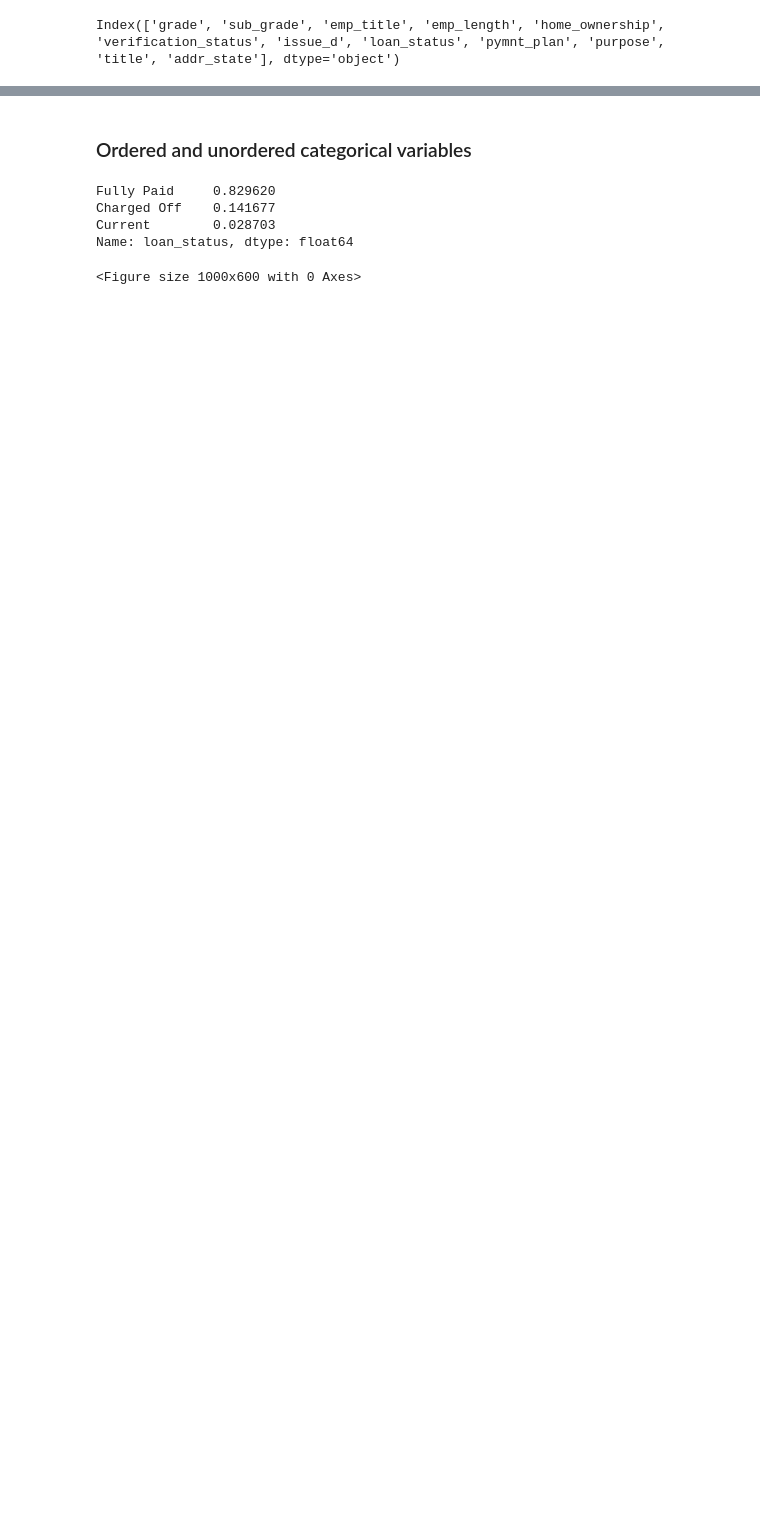
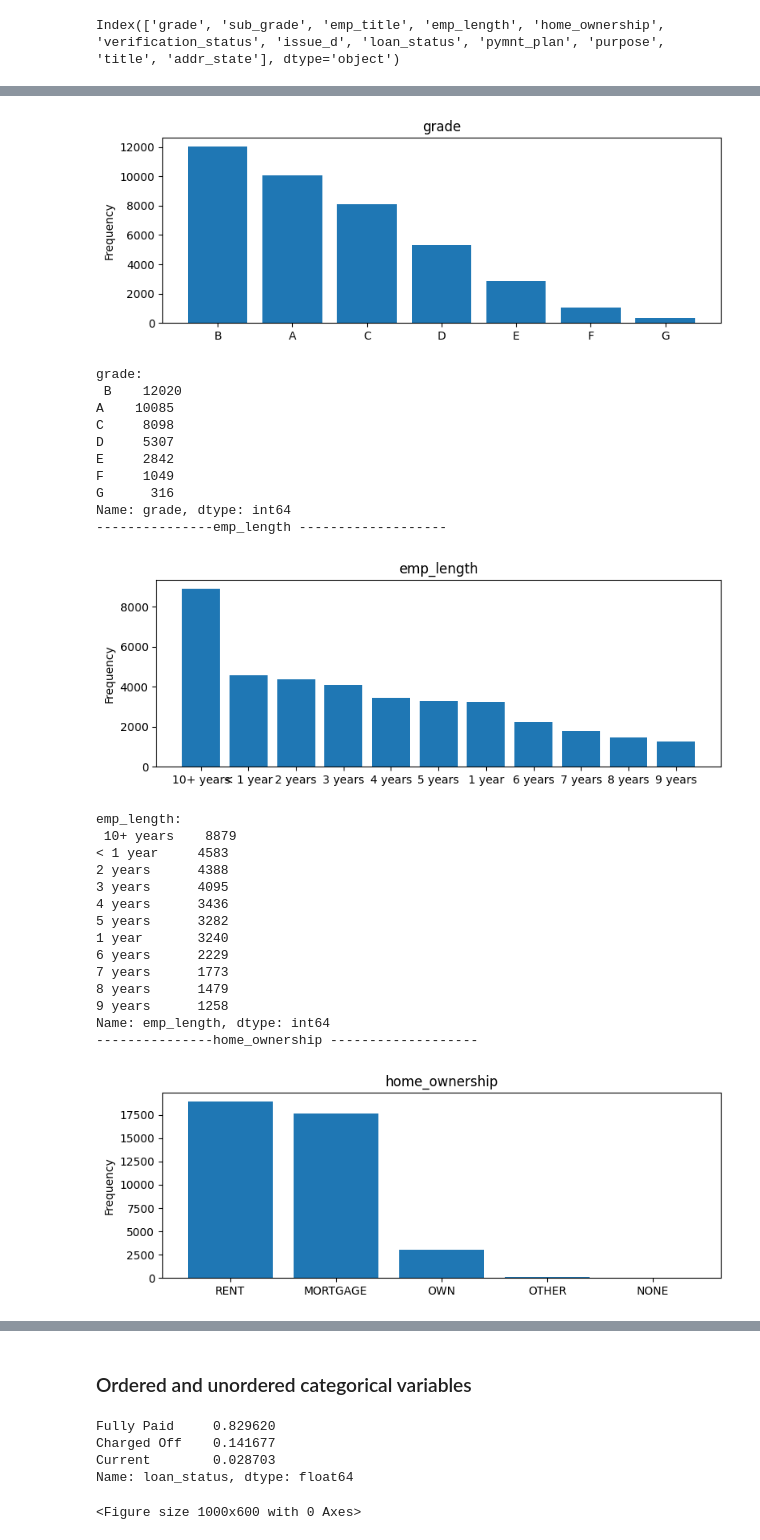
Before and after one commit to sagar220887/LendingClubCaseStudy, a Jupyter notebook: LendingCaseStudyNotebook.ipynb, the cells around one changed output, grey strips where cells are left out. Saved outputs shown, nothing was run; the diff lists cells and outputs as text; code cells hidden in the pictures; blank space fills up the shorter version.

```diff
--- a/LendingCaseStudyNotebook.ipynb
+++ b/LendingCaseStudyNotebook.ipynb
@@ -735,22 +730,21 @@ Final shape of data set - (39717, 27)
 # <font color=blue> Univariate Analysis </font>
 # %%
 ## For numerical column analysis
-def plot_hist(variable):
+def plot_hist(column_name):
+    print(f"--- column :: {column_name}")
     plt.figure(figsize = (9,3))
-    plt.hist(loan_df[variable], bins = 50)
-    plt.xlabel(variable)
+    plt.hist(loan_df[column_name], bins = 50)
+    plt.xlabel(column_name)
     plt.ylabel("Frequency")
     plt.title("{} distribution with hist".format(variable))
     plt.show()
+    print(f"{loan_df[column_name].value_counts()}")
 # %%
 ## For non-numerical column analysis
-def bar_plot(variable):
-    """
-        input: variable ex: "Sex"
-        output: bar plot & value count
-    """
+def bar_plot(column_name):
+    print(f"--- column :: {column_name}")
     # get feature
-    var = loan_df[variable]
+    var = loan_df[column_name]
     # count number of categorical variable(value/sample)
     varValue = var.value_counts()
 
@@ -759,7 +753,7 @@ def bar_plot(variable):
     plt.bar(varValue.index, varValue)
     plt.xticks(varValue.index, varValue.index.values)
     plt.ylabel("Frequency")
-    plt.title(variable)
+    plt.title(column_name)
     plt.show()
-    print("{}: \n {}".format(variable,varValue))
+    print("{}: \n {}".format(column_name,varValue))
 # %% [markdown]
@@ -808,11 +841,3 @@ loam_non_num_col = loan_df.select_dtypes(exclude="number")
 print(loam_non_num_col.columns)
 # %% [output]
 Index(['grade', 'sub_grade', 'emp_title', 'emp_length', 'home_ownership', 'verification_status', 'issue_d', 'loan_status', 'pymnt_plan', 'purpose', 'title', 'addr_state'], dtype='object')
-# %%
-## 2. PLotting the barplot
-
-for col in loam_non_num_col.columns:
-    num_unique_value = loan_df[col].nunique()
-    if num_unique_value <= 10:
-        print(f"---------------{col} -------------------")
-        bar_plot(col)
@@ -862,0 +860,9 @@ Name: pymnt_plan, dtype: int64
+# %%
+## 2. PLotting the barplot
+
+for col in loam_non_num_col.columns:
+    num_unique_value = loan_df[col].nunique()
+    if num_unique_value <= 15:
+        print(f"---------------{col} -------------------")
+        bar_plot(col)
+# %% [output]
@@ -862,0 +870,27 @@ Name: pymnt_plan, dtype: int64
+[figure, added]
+grade:
+ B    12020
+A    10085
+C     8098
+D     5307
+E     2842
+F     1049
+G      316
+Name: grade, dtype: int64
+---------------emp_length -------------------
+[figure, added]
+emp_length:
+ 10+ years    8879
+< 1 year     4583
+2 years      4388
+3 years      4095
+4 years      3436
+5 years      3282
+1 year       3240
+6 years      2229
+7 years      1773
+8 years      1479
+9 years      1258
+Name: emp_length, dtype: int64
+---------------home_ownership -------------------
+[figure, added]
```
Also changed, not shown: parts of 100 cells of this notebook.
